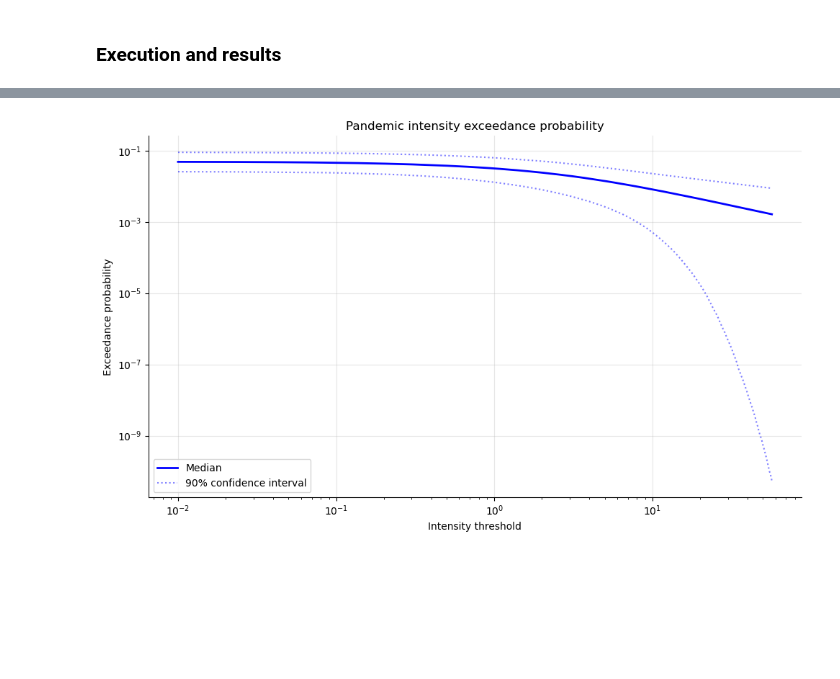
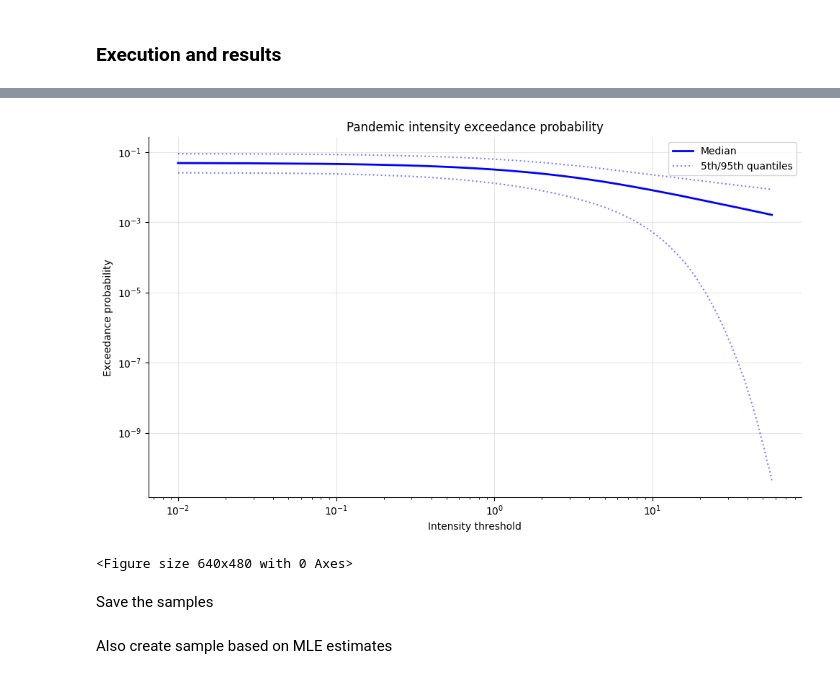
Before and after one commit to DevInnovationLab/pandemic_model_public, a Jupyter notebook: python/notebooks/35 mle_uncertainty_param_transform.ipynb, the cells around one changed output, grey strips where cells are left out. Drawn from its saved outputs; the diff is of its cells as text; code cells hidden in the pictures; blank space fills up the shorter version.

```diff
--- a/python/notebooks/35 mle_uncertainty_param_transform.ipynb
+++ b/python/notebooks/35 mle_uncertainty_param_transform.ipynb
@@ -150,32 +162,36 @@ intensity_survivals = (
         intensity_thresholds_mat,
         xi_draws,
         loc=THRESHOLD,
         scale=sigma_draws
     )
 )
 
 # Calculate percentiles for credible intervals
 intensity_percentiles = np.percentile(intensity_survivals, [5, 50, 95], axis=0)
 
 # Plot exceedance probability curve
 plt.figure(figsize=(10, 6))
 
 # Plot median and credible intervals
 plt.plot(intensity_thresholds, intensity_percentiles[1], 'b-', linewidth=2, label='Median')
-plt.plot(intensity_thresholds, intensity_percentiles[0], 'b:', alpha=0.5, label='90% confidence interval')
+plt.plot(intensity_thresholds, intensity_percentiles[0], 'b:', alpha=0.5, label='5th/95th quantiles')
 plt.plot(intensity_thresholds, intensity_percentiles[2], 'b:', alpha=0.5)
 
 plt.xscale('log')
 plt.yscale('log')
 plt.grid(True, alpha=0.3)
 plt.xlabel('Intensity threshold')
 plt.ylabel('Exceedance probability')
 plt.title('Pandemic intensity exceedance probability')
 plt.legend()
 plt.gca().spines['top'].set_visible(False)
 plt.gca().spines['right'].set_visible(False)
 
 plt.tight_layout()
 plt.show()
+plt.savefig("../../output/severity_distributions/allrisk_base_exceedance_fn.jpg", dpi=400)
 # %% [output]
-[figure, old version]
+[figure, new version]
+<Figure size 640x480 with 0 Axes>
+# %% [markdown]
+Save the samples
@@ -181,0 +204,2 @@ plt.show()
+# %% [markdown]
+Also create sample based on MLE estimates
```
Also changed, not shown: parts of 7 cells of this notebook, 20 other files.
